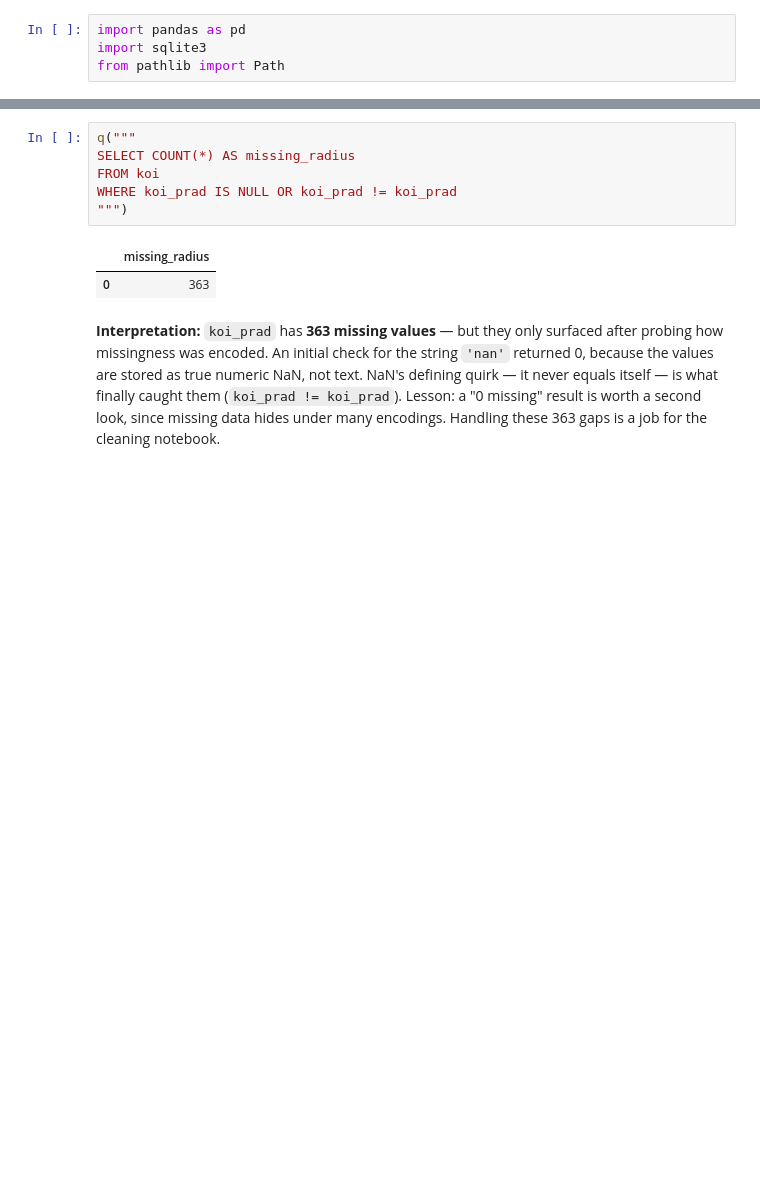
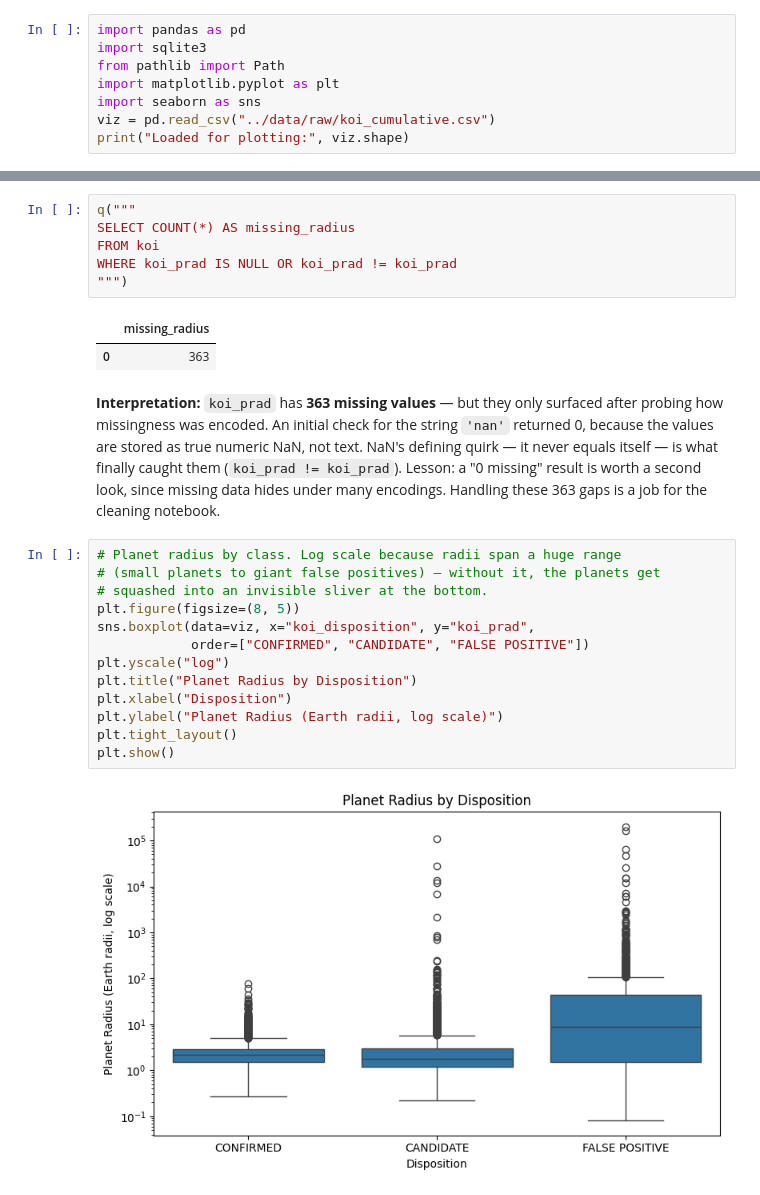
Before and after one commit to Husnain987/exoplanet-triage, a Jupyter notebook: notebooks/02_sql_exploration.ipynb, the cells around one changed output, grey strips where cells are left out. Saved outputs shown, nothing was run; the diff lists cells and outputs as text; blank space fills up the shorter version.

Commit message:
Add distribution visualizations and summary to SQL exploration notebook

```diff
--- a/notebooks/02_sql_exploration.ipynb
+++ b/notebooks/02_sql_exploration.ipynb
@@ -8,3 +8,7 @@ database in a data job.
 import pandas as pd
 import sqlite3
 from pathlib import Path
+import matplotlib.pyplot as plt
+import seaborn as sns
+viz = pd.read_csv("../data/raw/koi_cumulative.csv")
+print("Loaded for plotting:", viz.shape)
@@ -98,3 +94,18 @@ not text. NaN's defining quirk — it never equals itself — is what finally
 caught them (`koi_prad != koi_prad`). Lesson: a "0 missing" result is worth a
 second look, since missing data hides under many encodings. Handling these 363
 gaps is a job for the cleaning notebook.
+# %%
+# Planet radius by class. Log scale because radii span a huge range
+# (small planets to giant false positives) — without it, the planets get
+# squashed into an invisible sliver at the bottom.
+plt.figure(figsize=(8, 5))
+sns.boxplot(data=viz, x="koi_disposition", y="koi_prad",
+            order=["CONFIRMED", "CANDIDATE", "FALSE POSITIVE"])
+plt.yscale("log")
+plt.title("Planet Radius by Disposition")
+plt.xlabel("Disposition")
+plt.ylabel("Planet Radius (Earth radii, log scale)")
+plt.tight_layout()
+plt.show()
+# %% [output]
+[figure, added]
```
Also changed, not shown: parts of 6 cells of this notebook.
